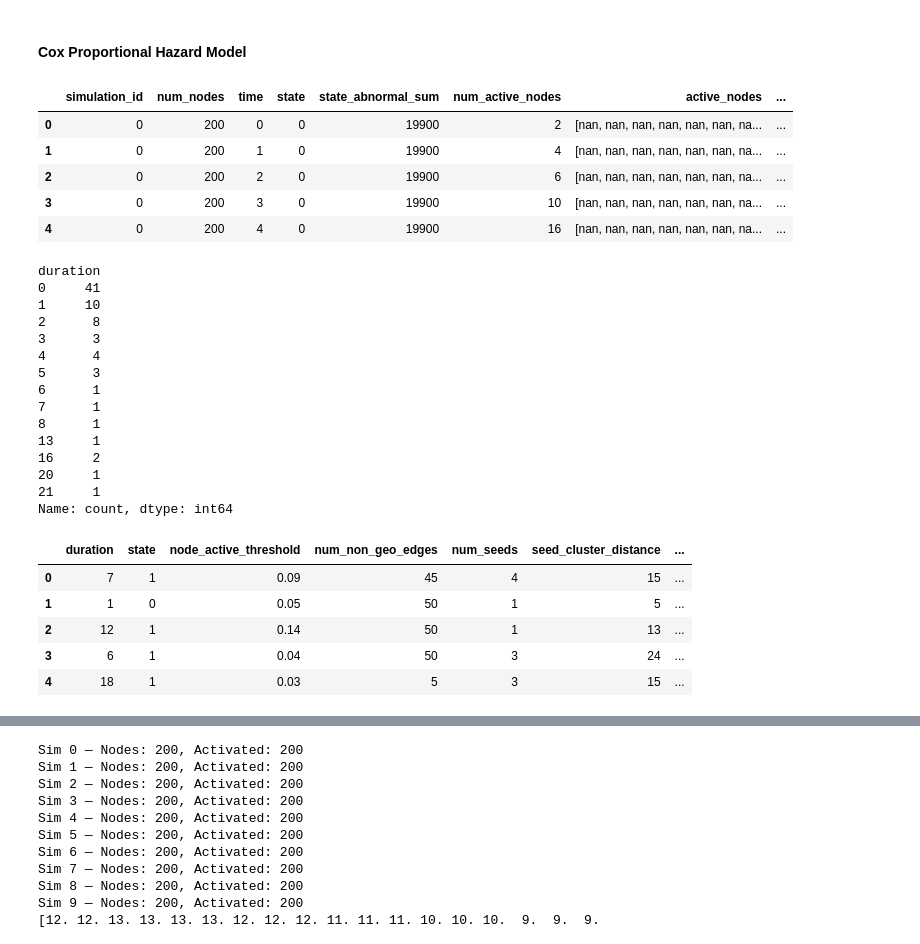
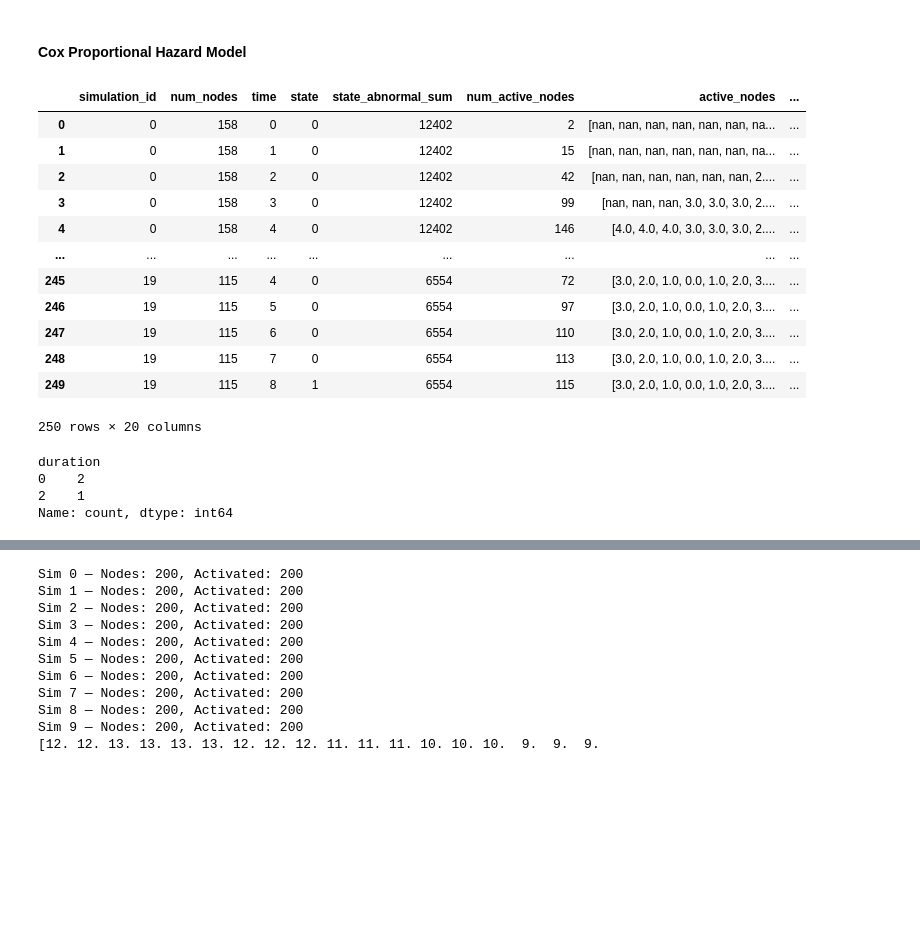
Before and after one commit to shakkyaNV/NetworkModels, a Jupyter notebook: Project1/A1/cox_models.ipynb, the cells around one changed output, grey strips where cells are left out. Saved outputs shown, nothing was run; the diff lists cells and outputs as text; code cells hidden in the pictures; blank space fills up the shorter version.

```diff
--- a/Project1/A1/cox_models.ipynb
+++ b/Project1/A1/cox_models.ipynb
@@ -40,24 +43,30 @@ importlib.reload(wtm)
 
 ###############
 ## Simulation Runs
-threshold_sum = 19900
-params_list = utils.generate_random_params(num_samples=500)
+params_list = utils.generate_random_params(num_samples=20)
 np.random.seed(666)
 random.seed(666)
 
 
-df, pkl = wtm.main_sims(params_list=params_list, threshold_sum=threshold_sum,
+df, _ = wtm.main_sims(params_list=params_list,
                    output_file=output_file, save_files=False)
 # df = pd.read_csv(os.path.join(PATH, 'Outputs', f"{output_file}.csv"))
 # %%
-df.head()
+df
 # %% [output]
 |  | simulation_id | num_nodes | time | state | state_abnormal_sum | num_active_nodes | active_nodes | ... |
-| 0 | 0 | 200 | 0 | 0 | 19900 | 2 | [nan, nan, nan, nan, nan, nan, na... | ... |
-| 1 | 0 | 200 | 1 | 0 | 19900 | 4 | [nan, nan, nan, nan, nan, nan, na... | ... |
-| 2 | 0 | 200 | 2 | 0 | 19900 | 6 | [nan, nan, nan, nan, nan, nan, na... | ... |
-| 3 | 0 | 200 | 3 | 0 | 19900 | 10 | [nan, nan, nan, nan, nan, nan, na... | ... |
-| 4 | 0 | 200 | 4 | 0 | 19900 | 16 | [nan, nan, nan, nan, nan, nan, na... | ... |
+| 0 | 0 | 158 | 0 | 0 | 12402 | 2 | [nan, nan, nan, nan, nan, nan, na... | ... |
+| 1 | 0 | 158 | 1 | 0 | 12402 | 15 | [nan, nan, nan, nan, nan, nan, na... | ... |
+| 2 | 0 | 158 | 2 | 0 | 12402 | 42 | [nan, nan, nan, nan, nan, nan, 2.... | ... |
+| 3 | 0 | 158 | 3 | 0 | 12402 | 99 | [nan, nan, nan, 3.0, 3.0, 3.0, 2.... | ... |
+| 4 | 0 | 158 | 4 | 0 | 12402 | 146 | [4.0, 4.0, 4.0, 3.0, 3.0, 3.0, 2.... | ... |
+| ... | ... | ... | ... | ... | ... | ... | ... | ... |
+| 245 | 19 | 115 | 4 | 0 | 6554 | 72 | [3.0, 2.0, 1.0, 0.0, 1.0, 2.0, 3.... | ... |
+| 246 | 19 | 115 | 5 | 0 | 6554 | 97 | [3.0, 2.0, 1.0, 0.0, 1.0, 2.0, 3.... | ... |
+| 247 | 19 | 115 | 6 | 0 | 6554 | 110 | [3.0, 2.0, 1.0, 0.0, 1.0, 2.0, 3.... | ... |
+| 248 | 19 | 115 | 7 | 0 | 6554 | 113 | [3.0, 2.0, 1.0, 0.0, 1.0, 2.0, 3.... | ... |
+| 249 | 19 | 115 | 8 | 1 | 6554 | 115 | [3.0, 2.0, 1.0, 0.0, 1.0, 2.0, 3.... | ... |
+250 rows × 20 columns
 # %%
 grouped = df.groupby('simulation_id')
 
@@ -75,7 +84,7 @@ for sim_id, group in grouped:
 
     features = row.drop(['time', 'state', 'simulation_id', 'state_abnormal_sum',
                          'active_nodes', 'num_nodes', 'num_active_nodes',  # 'node_active_threshold', 'skew_power',
-                         'seed_nodes']).to_dict()
+                         'seed_nodes', 'average_weight_per_edge', 'H0', 'H2']).to_dict()
 
     records.append({
         'duration': time_to_event,
@@ -93,26 +102,9 @@ cox_df.head()
 cox_df = cox_df[cox_df['state'] == 1]
 # %% [output]
 duration
-0     41
-1     10
-2      8
-3      3
-4      4
-5      3
-6      1
-7      1
-8      1
-13     1
-16     2
-20     1
-21     1
+0    2
+2    1
 Name: count, dtype: int64
-|  | duration | state | node_active_threshold | num_non_geo_edges | num_seeds | seed_cluster_distance | ... |
-| 0 | 7 | 1 | 0.09 | 45 | 4 | 15 | ... |
-| 1 | 1 | 0 | 0.05 | 50 | 1 | 5 | ... |
-| 2 | 12 | 1 | 0.14 | 50 | 1 | 13 | ... |
-| 3 | 6 | 1 | 0.04 | 50 | 3 | 24 | ... |
-| 4 | 18 | 1 | 0.03 | 5 | 3 | 15 | ... |
 # %%
 cph = CoxPHFitter()
 cph.fit(cox_df, duration_col='duration', event_col = 'state', show_progress=True)
```
Also changed, not shown: parts of 4 cells of this notebook, 1 other file.
